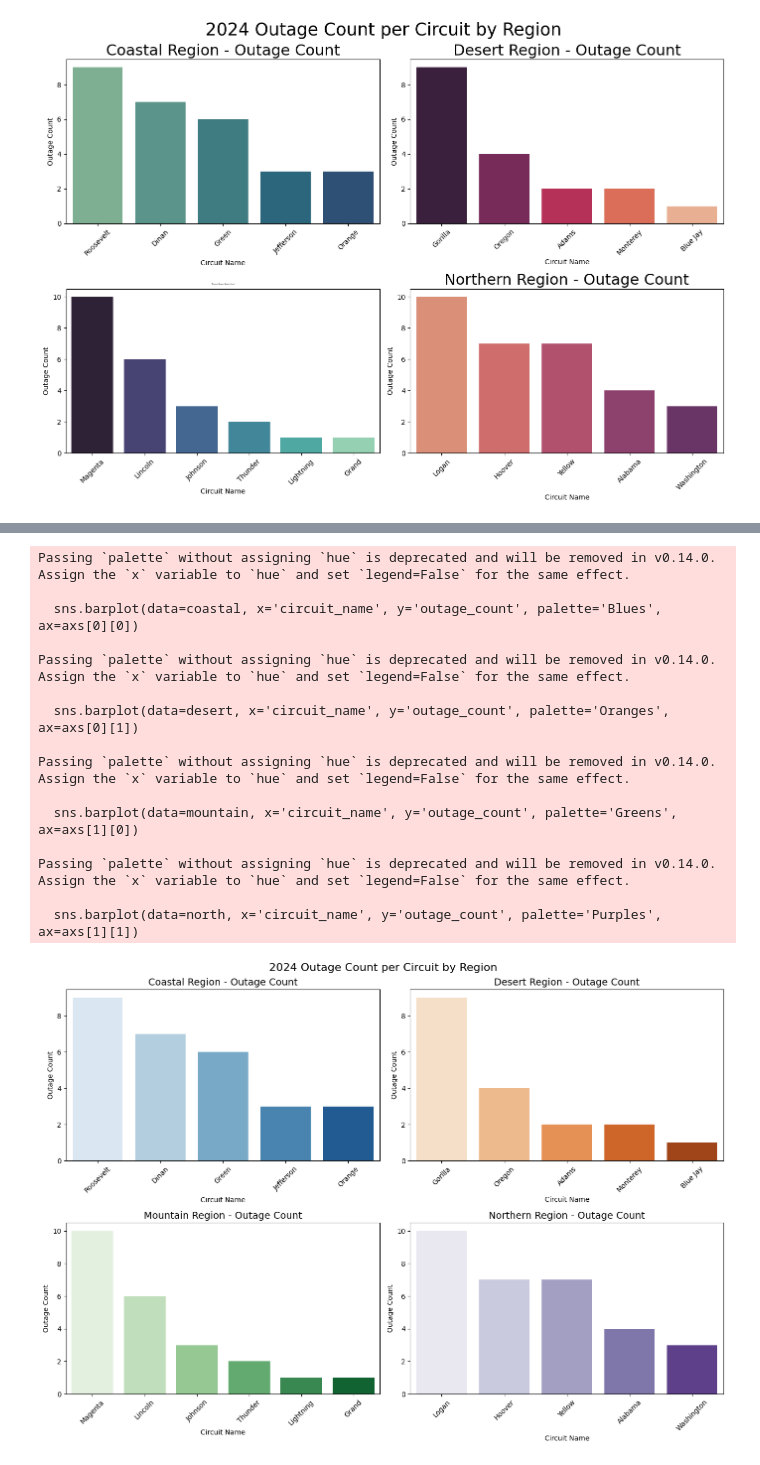
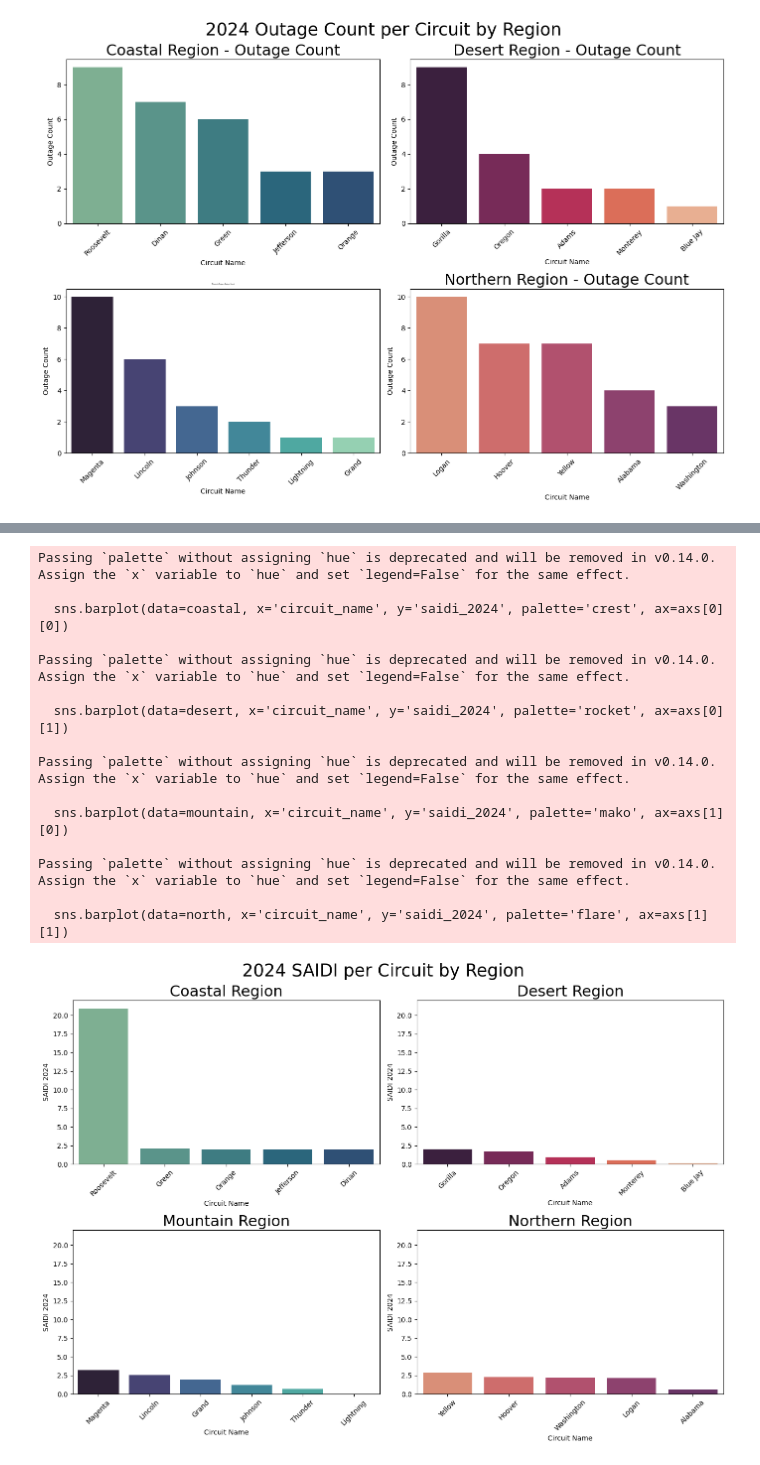
Before and after one commit to GerardoG2/ITC-2025, a Jupyter notebook: Notebooks/Insights.ipynb, the cells around one changed output, grey strips where cells are left out. Cells and saved outputs as stored; diff of their text form; code cells hidden in the pictures.

```diff
--- a/Notebooks/Insights.ipynb
+++ b/Notebooks/Insights.ipynb
@@ -1667,66 +524,66 @@ Passing `palette` without assigning `hue` is deprecated and will be removed in v
 # %%
+# Sort df by circuit name first (optional for ordering)
+df_sorted = df.sort_values(by='circuit_name')
 
-
-# Count outages per circuit
-outage_counts = df['circuit_name'].value_counts().reset_index()
-outage_counts.columns = ['circuit_name', 'outage_count']
-
-# Merge with region info
-df_sorted = df.sort_values(by='circuit_name')
-circuit_regions = df[['circuit_name', 'region']].drop_duplicates()
-outage_counts = outage_counts.merge(circuit_regions, on='circuit_name', how='left')
-
-# Filter by region
-coastal = outage_counts[outage_counts['region'] == 'Coastal']
-desert = outage_counts[outage_counts['region'] == 'Desert']
-mountain = outage_counts[outage_counts['region'] == 'Mountain']
-north = outage_counts[outage_counts['region'] == 'North']
+# Split and sort by SAIDI
+coastal = df_sorted[df_sorted['region'] == 'Coastal'].sort_values(by='saidi_2024', ascending=False)
+desert = df_sorted[df_sorted['region'] == 'Desert'].sort_values(by='saidi_2024', ascending=False)
+mountain = df_sorted[df_sorted['region'] == 'Mountain'].sort_values(by='saidi_2024', ascending=False)
+north = df_sorted[df_sorted['region'] == 'North'].sort_values(by='saidi_2024', ascending=False)
 
 # Plot setup
 fig, axs = plt.subplots(2, 2, figsize=(14, 10))
 
-sns.barplot(data=coastal, x='circuit_name', y='outage_count', palette='Blues', ax=axs[0][0])
-axs[0][0].set_title('Coastal Region - Outage Count', fontsize=14)
+# Coastal - Crest
+sns.barplot(data=coastal, x='circuit_name', y='saidi_2024', palette='crest', ax=axs[0][0])
+axs[0][0].set_title('Coastal Region', fontsize=22)
 axs[0][0].tick_params(rotation=45, axis='x')
+axs[0][0].set_ylim(0, 22)
 axs[0][0].set_xlabel("Circuit Name")
-axs[0][0].set_ylabel("Outage Count")
+axs[0][0].set_ylabel("SAIDI 2024")
 
-sns.barplot(data=desert, x='circuit_name', y='outage_count', palette='Oranges', ax=axs[0][1])
-axs[0][1].set_title('Desert Region - Outage Count', fontsize=14)
+# Desert - Rocket
+sns.barplot(data=desert, x='circuit_name', y='saidi_2024', palette='rocket', ax=axs[0][1])
+axs[0][1].set_title('Desert Region', fontsize=22)
 axs[0][1].tick_params(rotation=45, axis='x')
+axs[0][1].set_ylim(0, 22)
 axs[0][1].set_xlabel("Circuit Name")
-axs[0][1].set_ylabel("Outage Count")
+axs[0][1].set_ylabel("SAIDI 2024")
 
-sns.barplot(data=mountain, x='circuit_name', y='outage_count', palette='Greens', ax=axs[1][0])
-axs[1][0].set_title('Mountain Region - Outage Count', fontsize=14)
+# Mountain - Mako
+sns.barplot(data=mountain, x='circuit_name', y='saidi_2024', palette='mako', ax=axs[1][0])
+axs[1][0].set_title('Mountain Region', fontsize=22)
 axs[1][0].tick_params(rotation=45, axis='x')
+axs[1][0].set_ylim(0, 22)
 axs[1][0].set_xlabel("Circuit Name")
-axs[1][0].set_ylabel("Outage Count")
+axs[1][0].set_ylabel("SAIDI 2024")
 
-sns.barplot(data=north, x='circuit_name', y='outage_count', palette='Purples', ax=axs[1][1])
-axs[1][1].set_title('Northern Region - Outage Count', fontsize=14)
+# Northern - Flare
+sns.barplot(data=north, x='circuit_name', y='saidi_2024', palette='flare', ax=axs[1][1])
+axs[1][1].set_title('Northern Region', fontsize=22)
 axs[1][1].tick_params(rotation=45, axis='x')
+axs[1][1].set_ylim(0, 22)
 axs[1][1].set_xlabel("Circuit Name")
-axs[1][1].set_ylabel("Outage Count")
+axs[1][1].set_ylabel("SAIDI 2024")
 
 # Final layout
-plt.suptitle('2024 Outage Count per Circuit by Region', fontsize=16)
+plt.suptitle('2024 SAIDI per Circuit by Region', fontsize=25)
 plt.tight_layout()
 plt.show()
 # %% [output]
 Passing `palette` without assigning `hue` is deprecated and will be removed in v0.14.0. Assign the `x` variable to `hue` and set `legend=False` for the same effect.
 
-  sns.barplot(data=coastal, x='circuit_name', y='outage_count', palette='Blues', ax=axs[0][0])
+  sns.barplot(data=coastal, x='circuit_name', y='saidi_2024', palette='crest', ax=axs[0][0])
 
 Passing `palette` without assigning `hue` is deprecated and will be removed in v0.14.0. Assign the `x` variable to `hue` and set `legend=False` for the same effect.
 
-  sns.barplot(data=desert, x='circuit_name', y='outage_count', palette='Oranges', ax=axs[0][1])
+  sns.barplot(data=desert, x='circuit_name', y='saidi_2024', palette='rocket', ax=axs[0][1])
 
 Passing `palette` without assigning `hue` is deprecated and will be removed in v0.14.0. Assign the `x` variable to `hue` and set `legend=False` for the same effect.
 
-  sns.barplot(data=mountain, x='circuit_name', y='outage_count', palette='Greens', ax=axs[1][0])
+  sns.barplot(data=mountain, x='circuit_name', y='saidi_2024', palette='mako', ax=axs[1][0])
 
 Passing `palette` without assigning `hue` is deprecated and will be removed in v0.14.0. Assign the `x` variable to `hue` and set `legend=False` for the same effect.
 
-  sns.barplot(data=north, x='circuit_name', y='outage_count', palette='Purples', ax=axs[1][1])
+  sns.barplot(data=north, x='circuit_name', y='saidi_2024', palette='flare', ax=axs[1][1])
-[figure, old version]
+[figure, new version]
```
Also changed, not shown: parts of 77 cells of this notebook.
